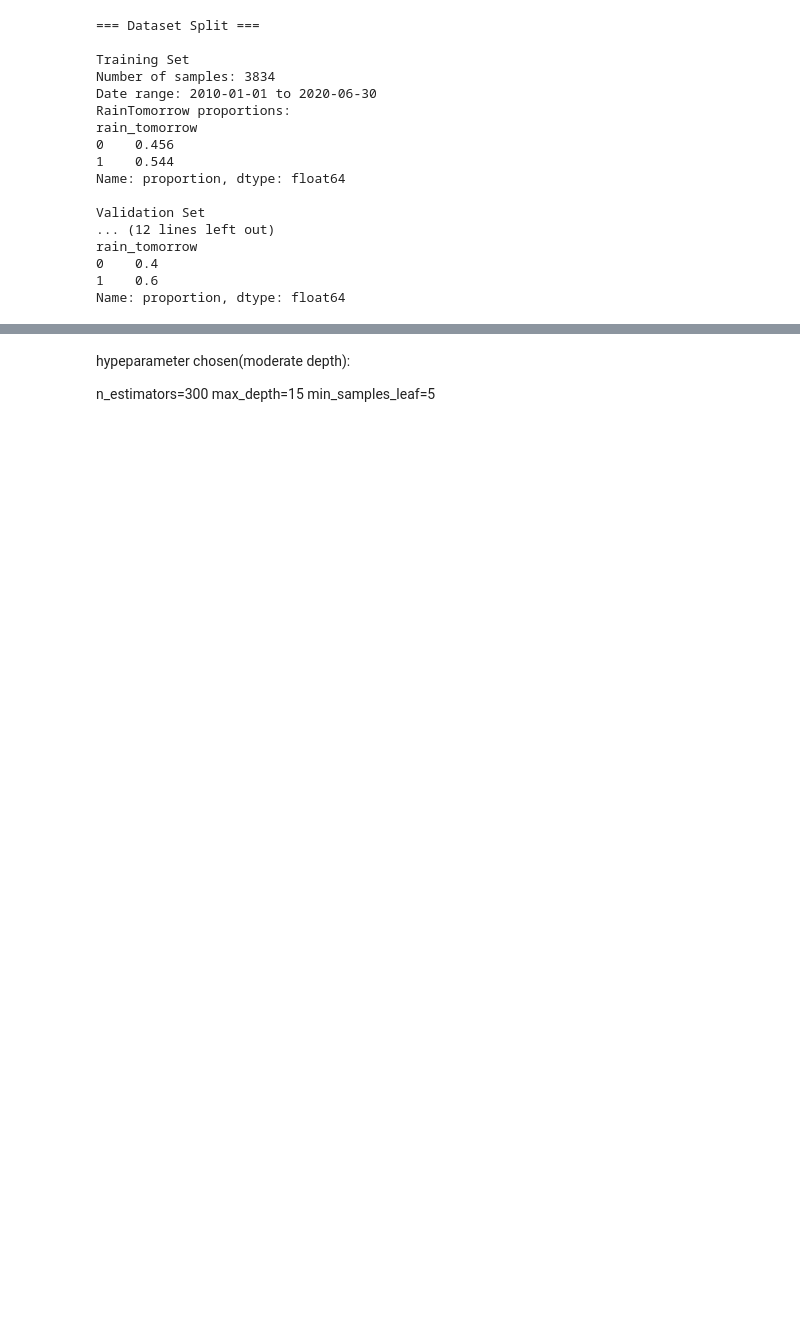
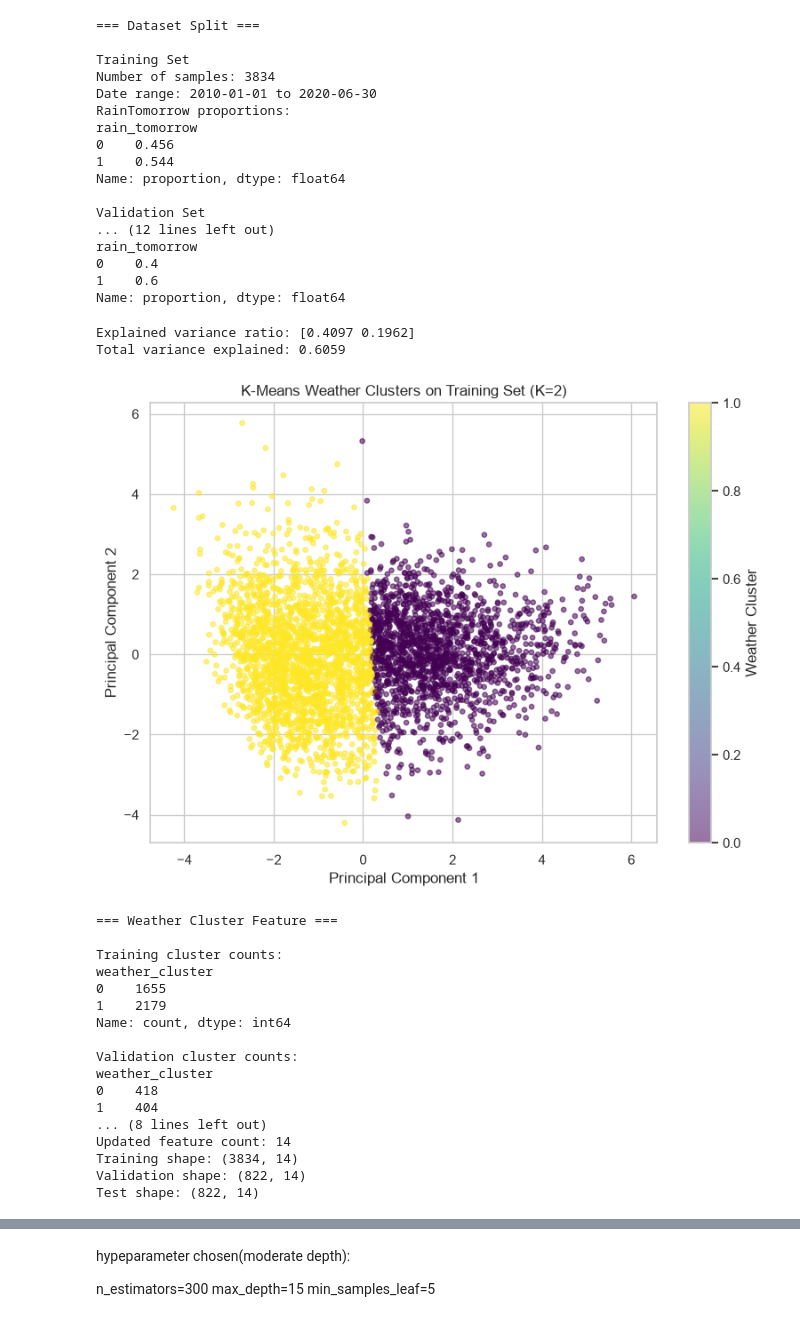
Before and after one commit to Ha5248qi/BERN02_excercise, a Jupyter notebook: Course project/main.ipynb, the cells around one changed output, grey strips where cells are left out. Cells and saved outputs as stored; diff of their text form; code cells hidden in the pictures; blank space fills up the shorter version.

Commit message:
'261015clustering'

```diff
--- a/Course project/main.ipynb
+++ b/Course project/main.ipynb
@@ -474,0 +399,75 @@ Name: proportion, dtype: float64
+# %%
+# Fit PCA on the standardized training data only
+pca = PCA(n_components=2, random_state=42)
+
+X_train_pca = pca.fit_transform(
+    X_cluster_train_scaled
+)
+
+print(
+    "Explained variance ratio:",
+    pca.explained_variance_ratio_.round(4)
+)
+print(
+    "Total variance explained:",
+    round(pca.explained_variance_ratio_.sum(), 4)
+)
+
+# Plot training samples, colored by their K-Means cluster
+plt.figure(figsize=(8, 6))
+
+plt.scatter(
+    X_train_pca[:, 0],
+    X_train_pca[:, 1],
+    c=train_clusters,
+    cmap="viridis",
+    alpha=0.55,
+    s=15
+)
+
+plt.xlabel("Principal Component 1")
+plt.ylabel("Principal Component 2")
+plt.title("K-Means Weather Clusters on Training Set (K=2)")
+plt.colorbar(label="Weather Cluster")
+plt.tight_layout()
+plt.show()
+
+
+
+#  Check the results
+print("=== Weather Cluster Feature ===")
+
+print("\nTraining cluster counts:")
+print(X_train["weather_cluster"].value_counts().sort_index())
+
+print("\nValidation cluster counts:")
+print(X_val["weather_cluster"].value_counts().sort_index())
+
+print("\nTest cluster counts:")
+print(X_test["weather_cluster"].value_counts().sort_index())
+
+print("\nUpdated feature count:", X_train.shape[1])
+print("Training shape:", X_train.shape)
+print("Validation shape:", X_val.shape)
+print("Test shape:", X_test.shape)
+# %% [output]
+Explained variance ratio: [0.4097 0.1962]
+Total variance explained: 0.6059
+[figure, added]
+=== Weather Cluster Feature ===
+
+Training cluster counts:
+weather_cluster
+0    1655
+1    2179
+Name: count, dtype: int64
+
+Validation cluster counts:
+weather_cluster
+0    418
+1    404
+... (8 lines left out)
+Updated feature count: 14
+Training shape: (3834, 14)
+Validation shape: (822, 14)
+Test shape: (822, 14)
```
Also changed, not shown: parts of 27 cells of this notebook, 9 other files.
